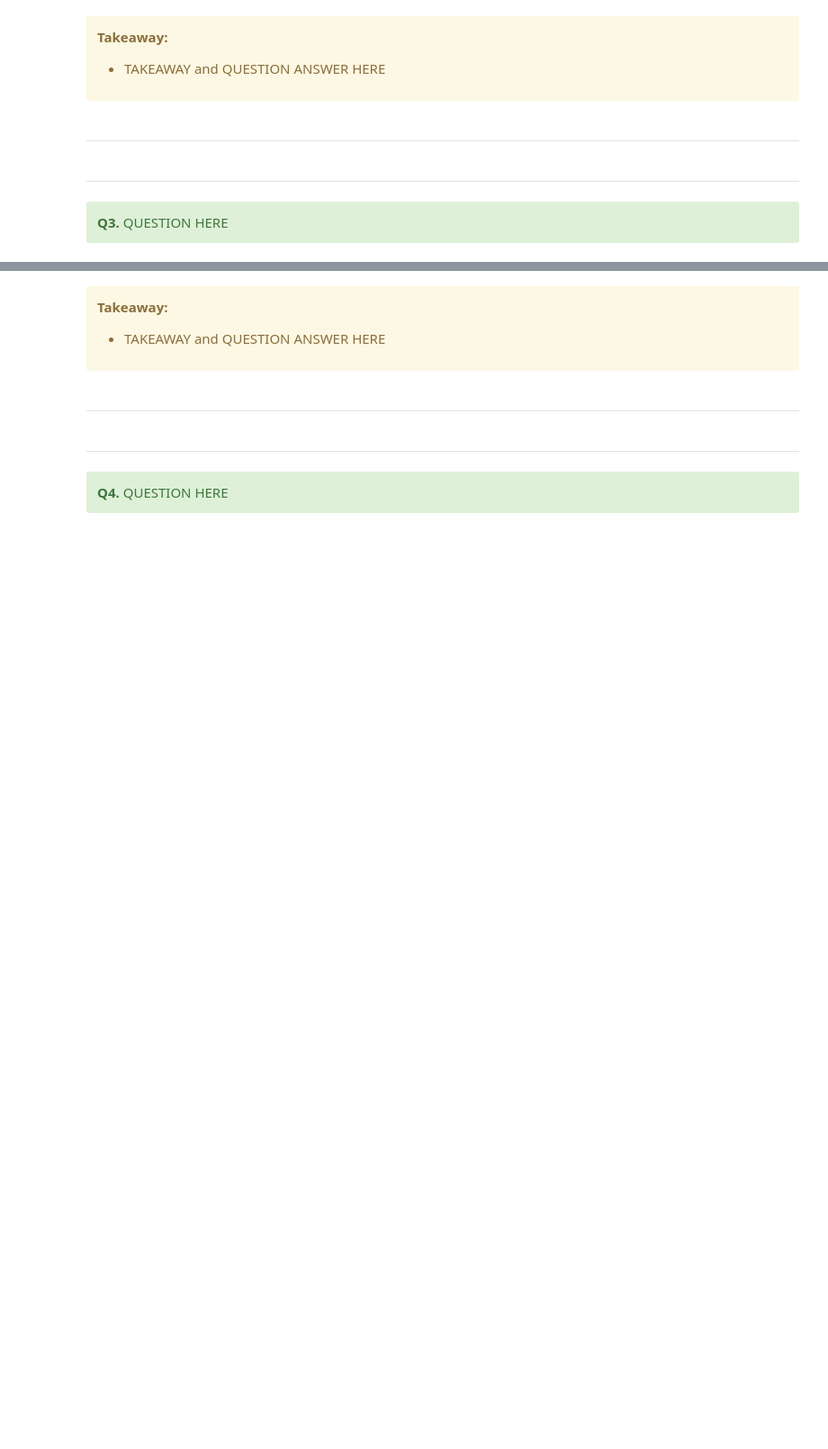
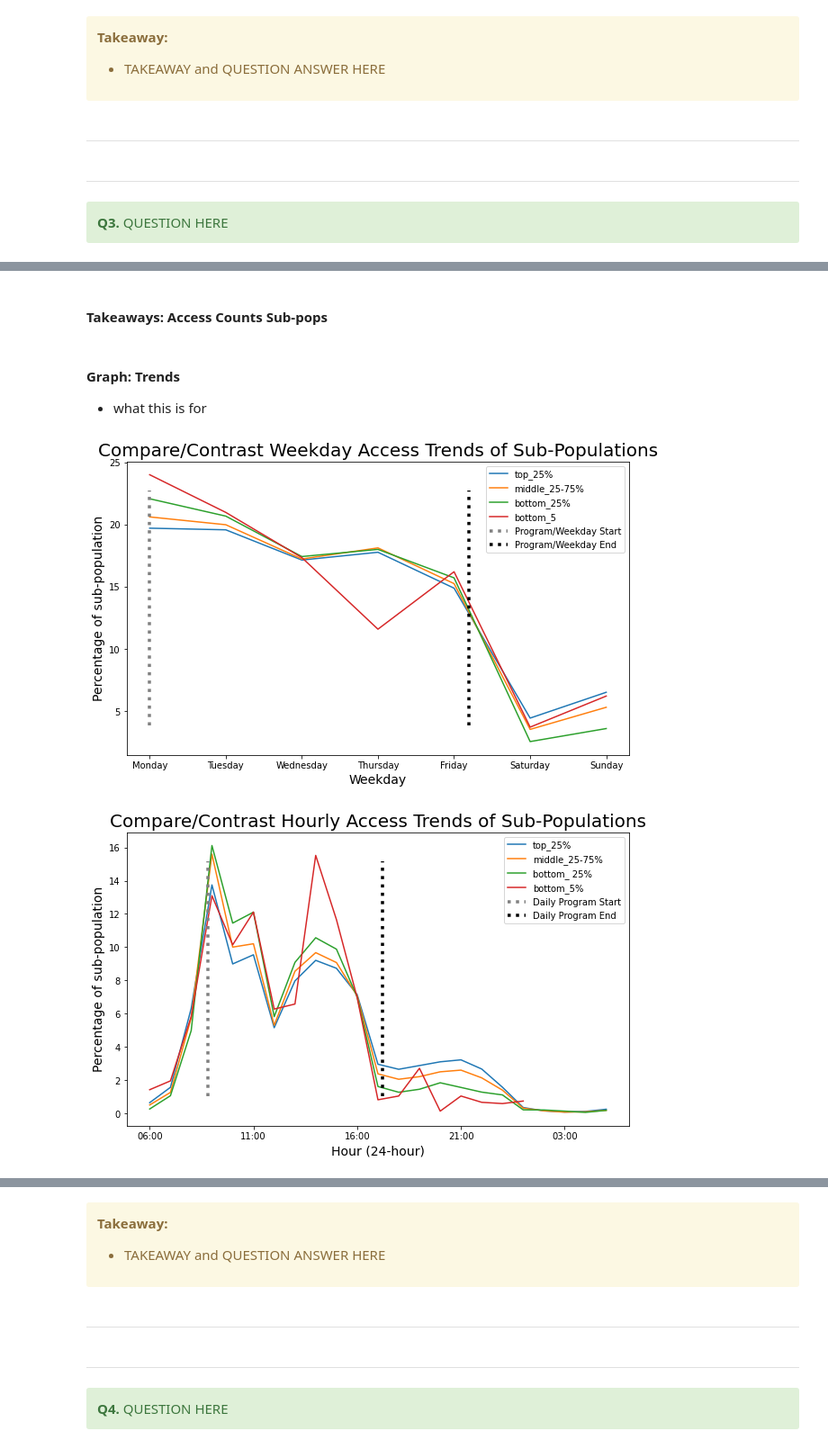
Before and after one commit to bowen-lindsey-shiben-turner/anamoly-detection, a Jupyter notebook: group_final_notebook.ipynb, the cells around one changed output, grey strips where cells are left out. Shown at 90% size. Cells and saved outputs as stored; diff of their text form; code cells hidden in the pictures; blank space fills up the shorter version.

```diff
--- a/group_final_notebook.ipynb
+++ b/group_final_notebook.ipynb
@@ -128,0 +165,10 @@ plt.figure(figsize=(35, 12), constrained_layout=True)
+# %% [markdown]
+#### Takeaways: Access Counts Sub-pops
+# %% [markdown]
+#### Graph: Trends
+- what this is for
+# %%
+explore.q3_plot_trends(top_25, middle, bottom_25, bottom_5)
+# %% [output]
+[figure, added]
+[figure, added]
```
Also changed, not shown: parts of 12 cells of this notebook, 2 other files.
